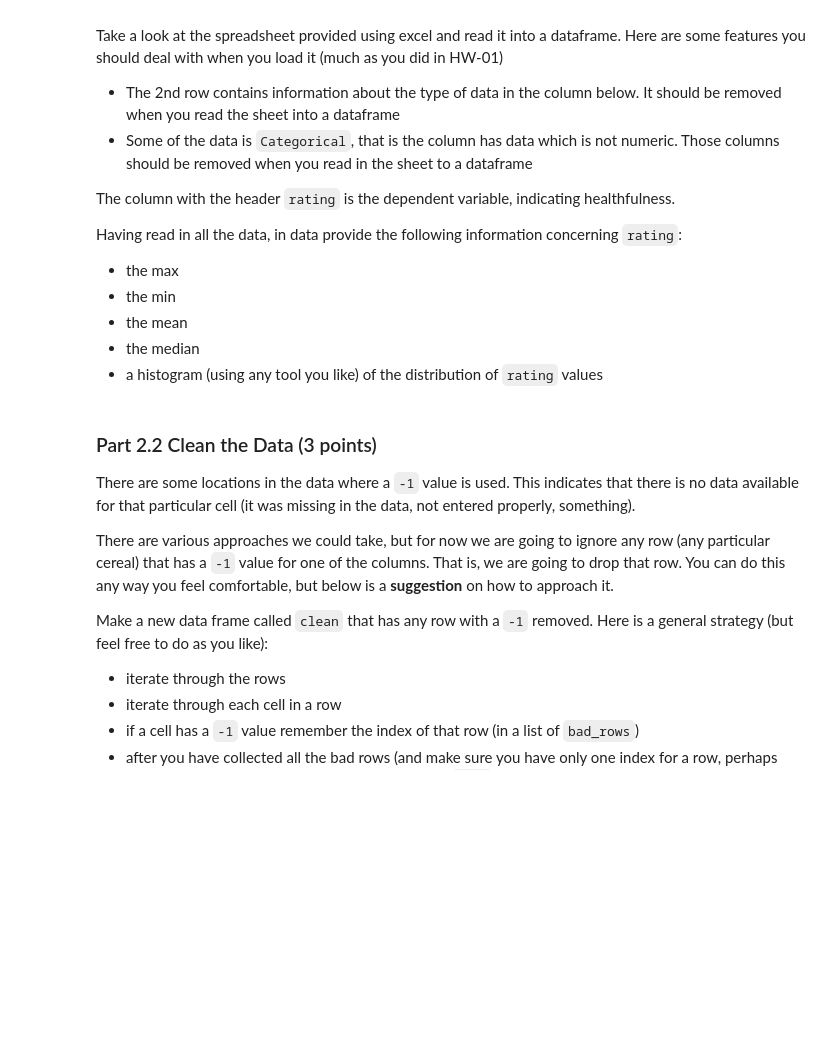
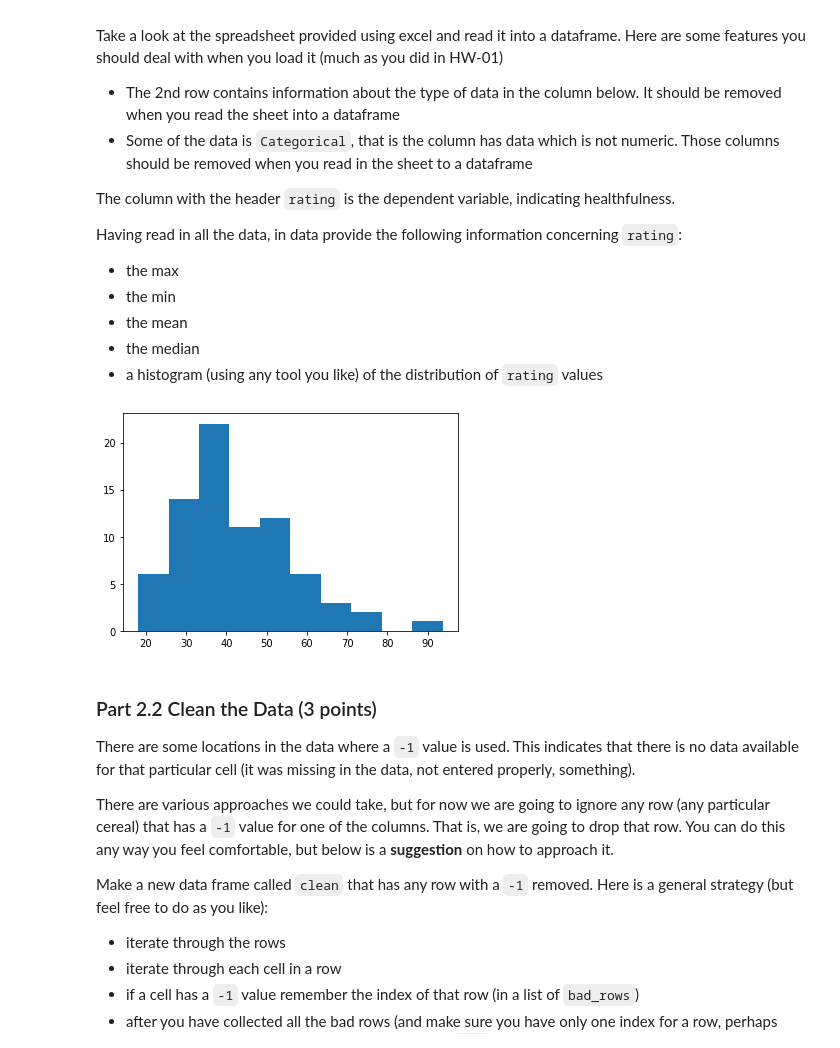
Before and after one commit to linhaoyan/cmse202-s20-turnin, a Jupyter notebook: temp/cmse202-s20-turnin/hw-02/HW-02-regression-Haoyan Lin.ipynb, the cells around one changed output. Cells and saved outputs as stored; diff of their text form; code cells hidden in the pictures; blank space fills up the shorter version.

```diff
--- a/temp/cmse202-s20-turnin/hw-02/HW-02-regression-Haoyan Lin.ipynb
+++ b/temp/cmse202-s20-turnin/hw-02/HW-02-regression-Haoyan Lin.ipynb
@@ -72,3 +70,19 @@ Having read in all the data, in data provide the following information concernin
+# %%
+## your code here
+import pandas as pd
+import matplotlib.pyplot as plt
+%matplotlib inline
+cereal = pd.read_excel('cereal.xlsx',skiprows=[1],usecols=[0]+list(range(3,17))) # read dataframe skip 2nd row
+
+rmean = cereal['rating'].max() #the maximum number
+rmean = cereal['rating'].min() # the minimum number
+rmean = cereal['rating'].mean() # the average number
+rmedian = cereal['rating'].median() #the middle number
+
+plt.hist(cereal['rating']) # histogram of the distribution of rating values
+plt.show()
+# %% [output]
+[figure, added]
 # %% [markdown]
 ### Part 2.2 Clean the Data (3 points)
 
```
Also changed, not shown: parts of 10 cells of this notebook, 2 other files.
